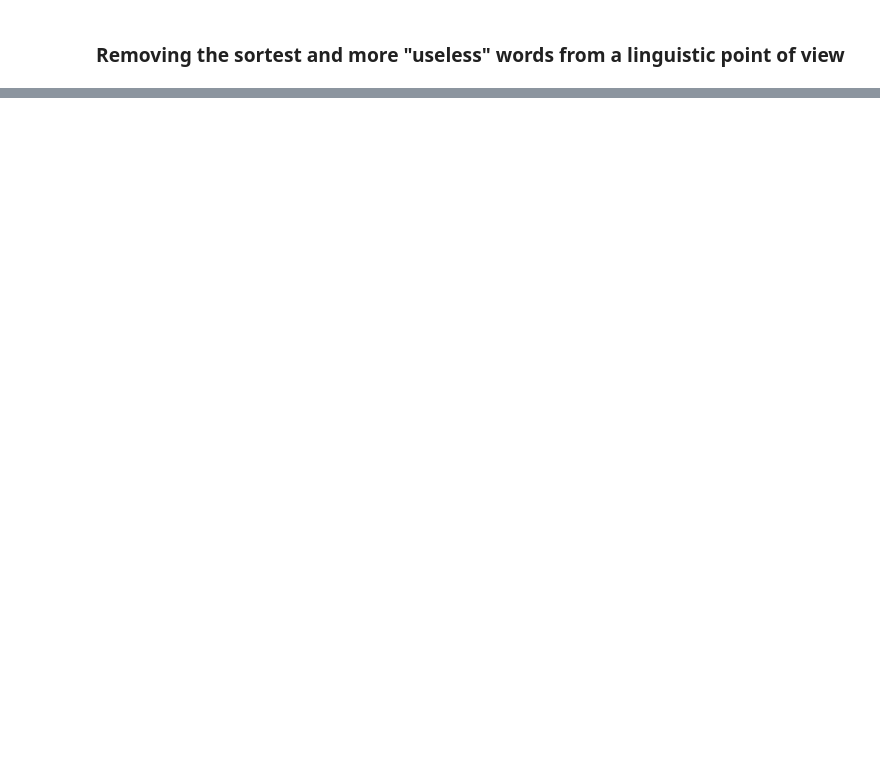
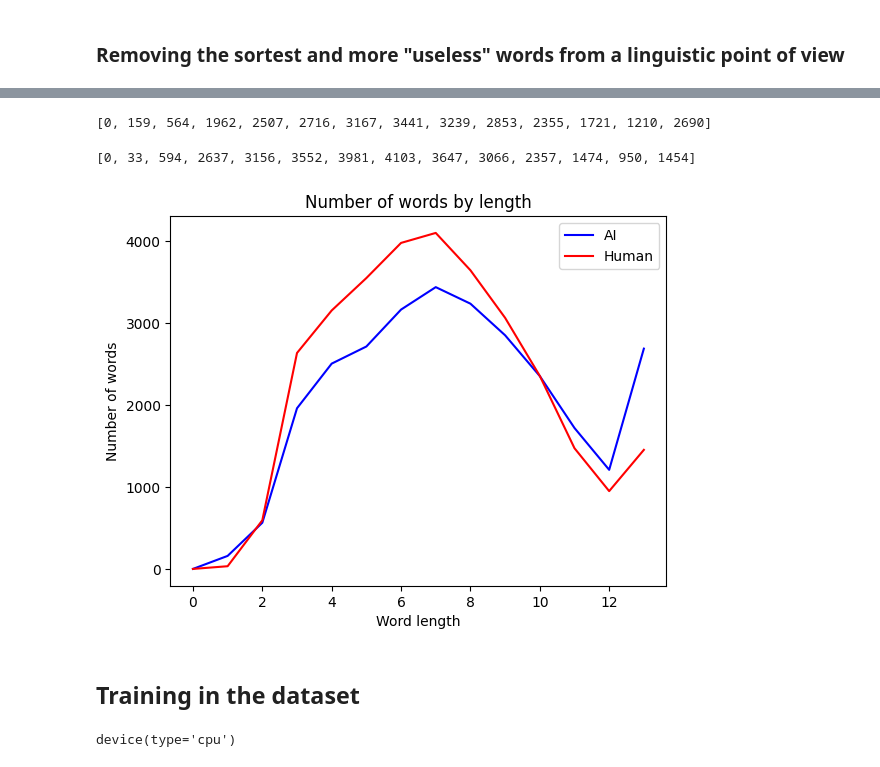
Before and after one commit to RubaGarcia/NLP, a Jupyter notebook: proyecto-final/notebook_final.ipynb, the cells around one changed output, grey strips where cells are left out. Saved outputs shown, nothing was run; the diff lists cells and outputs as text; code cells hidden in the pictures; blank space fills up the shorter version.

Commit message:
done Training and accuracy

```diff
--- a/proyecto-final/notebook_final.ipynb
+++ b/proyecto-final/notebook_final.ipynb
@@ -343,0 +396,62 @@ displayWordFreq(fdist_ia, 20, False)
+# %%
+# # Assuming you have a dictionary called 'my_dict'
+# my_dict = {'a': 5, 'b': 3, 'c': 7, 'd': 7, 'e': 2}
+
+# # Get the key with the most occurrences
+# most_common_key = max(my_dict, key=my_dict.get)
+
+# print(most_common_key)  # Output: 'c'
+
+list_commons_ia=[0,0,0,0,0,0,0,0,0,0,0,0,0,0]
+
+f_ia = fdist_ia.most_common()
+f_human = fdist_human.most_common()
+# print(type(f_ia))
+# print(f_ia[0][0])
+
+for i in range(len(f_ia)):
+    if len(f_ia[i][0]) < 13:
+        list_commons_ia[len(f_ia[i][0])] += 1
+    else:
+        list_commons_ia[13] += 1
+print(list_commons_ia)
+# %% [output]
+[0, 159, 564, 1962, 2507, 2716, 3167, 3441, 3239, 2853, 2355, 1721, 1210, 2690]
+# %%
+list_commons_human=[0,0,0,0,0,0,0,0,0,0,0,0,0,0]
+
+
+f_human = fdist_human.most_common()
+# print(type(f_ia))
+# print(f_ia[0][0])
+
+for i in range(len(f_human)):
+    if len(f_human[i][0]) < 13:
+        list_commons_human[len(f_human[i][0])] += 1
+    else:
+        list_commons_human[13] += 1
+print(list_commons_human)
+# %% [output]
+[0, 33, 594, 2637, 3156, 3552, 3981, 4103, 3647, 3066, 2357, 1474, 950, 1454]
+# %%
+import matplotlib.pyplot as plt
+import numpy as np
+
+fig= plt.figure()
+x=np.arange(14)
+y1=list_commons_ia
+y2=list_commons_human
+
+plt.errorbar(x, y1, color='b', label='AI')
+plt.errorbar(x, y2, color='r', label='Human')
+
+plt.xlabel('Word length')
+plt.ylabel('Number of words')
+
+plt.title('Number of words by length')
+plt.legend()
+plt.show()
+# %% [output]
+[figure, added]
+# %% [markdown]
+## Training in the dataset
@@ -343,0 +476,6 @@ displayWordFreq(fdist_ia, 20, False)
+# %%
+#datos = pd.read_csv('archive/AI_Human.csv')
+device = torch.device("cuda:0" if torch.cuda.is_available() else "cpu")
+device
+# %% [output]
+device(type='cpu')
```
Also changed, not shown: parts of 27 cells of this notebook.
